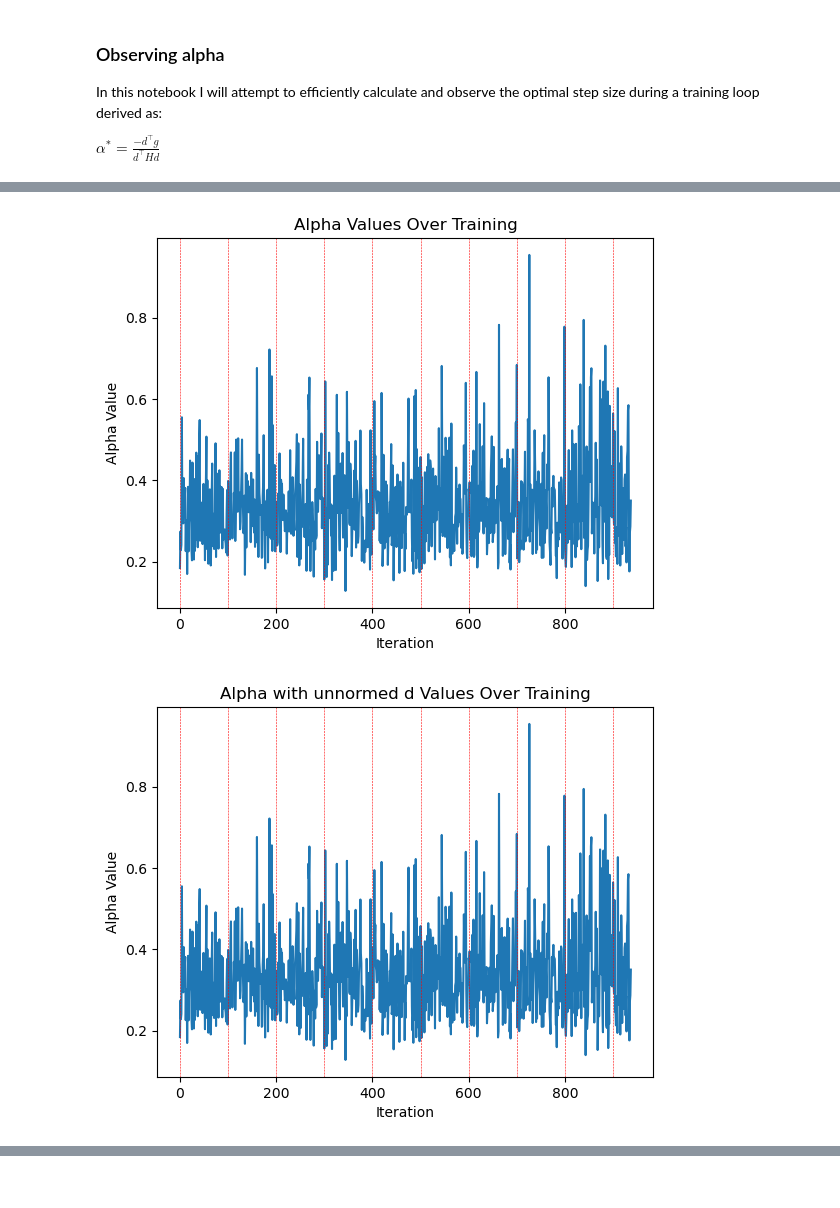
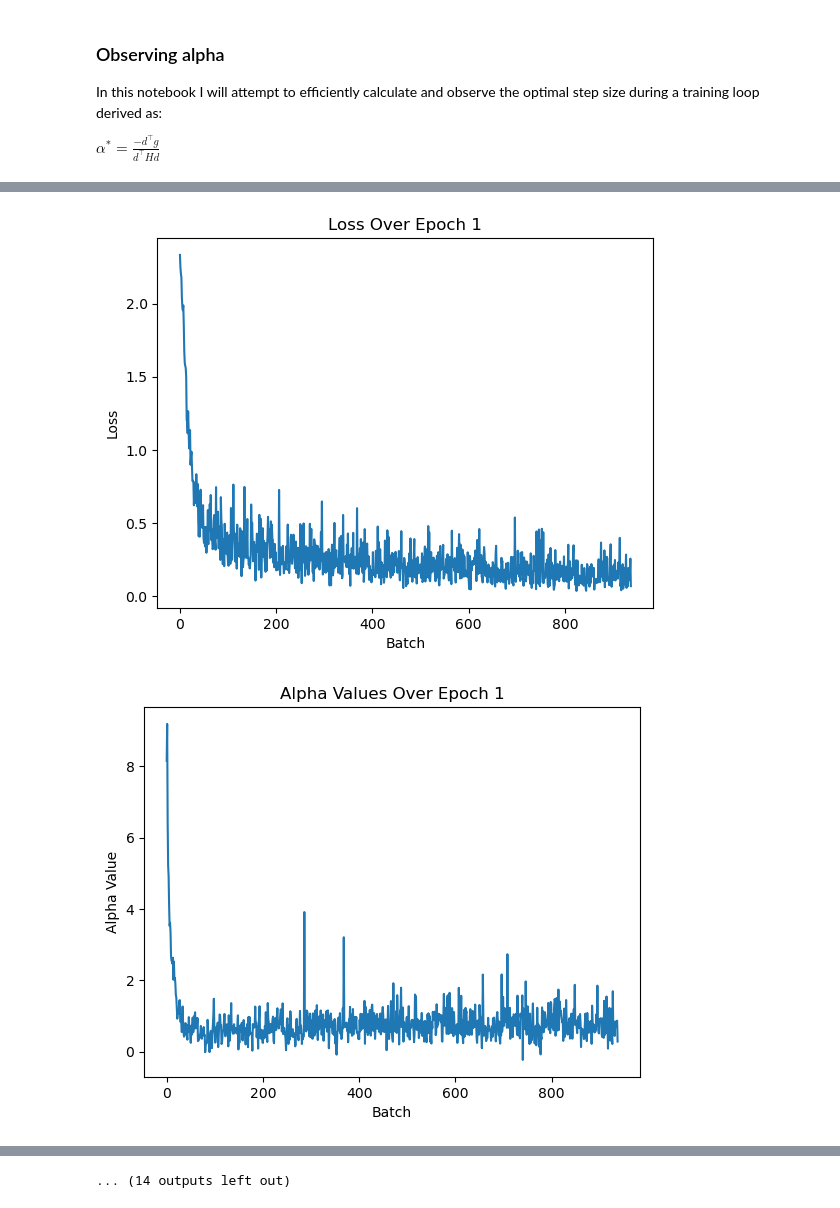
Before and after one commit to Davidundso/taylor, a Jupyter notebook: experiments/exp_04_observing_alpha/04_mnist_and_alpha.ipynb, the cells around one changed output, grey strips where cells are left out. Drawn from its saved outputs; the diff is of its cells as text; code cells hidden in the pictures.

Commit message:
visualization of loss added

```diff
--- a/experiments/exp_04_observing_alpha/04_mnist_and_alpha.ipynb
+++ b/experiments/exp_04_observing_alpha/04_mnist_and_alpha.ipynb
@@ -106,6 +106,7 @@ def train(model, device, train_loader, optimizer, criterion, epoch):
     alpha_values = []  # store the alpha values
     alpha_values_unnormed = []
     percentages = []
+    loss_values = []
     for batch_idx, (data, target) in enumerate(train_loader):
         data, target = data.to(device), target.to(device)
 
@@ -166,6 +167,8 @@ def train(model, device, train_loader, optimizer, criterion, epoch):
 
         alpha_values_unnormed.append(alpha_unnormed)
 
+        loss_values.append(loss.item())
+
         position = 0 # only for printing, I print different positions of the data each time
         if batch_idx % 100 == 0:
             print(f'Train Epoch: {epoch} [{batch_idx * len(data)}/{len(train_loader.dataset)} '
@@ -187,30 +190,40 @@ def train(model, device, train_loader, optimizer, criterion, epoch):
     # Convert alpha values to a tensor
     alpha_values_tensor = torch.tensor(alpha_values)
     alpha_unnormed_tensor = torch.tensor(alpha_values_unnormed)
+    loss_tensor = torch.tensor(loss_values)
 
     # Split alpha values into chunks of size 10
     alpha_chunks = alpha_values_tensor.chunk(len(alpha_values_tensor) // 10)
     alpha_unnormed_chunks = alpha_unnormed_tensor.chunk(len(alpha_values_unnormed) // 10)
+    loss_chunks = loss_tensor.chunk(len(loss_tensor) // 10)
 
     # Calculate average alpha values for each chunk
     avg_alpha_values = [chunk.mean() for chunk in alpha_chunks]
     avg_alpha_unnormed_values = [chunk.mean() for chunk in alpha_unnormed_chunks]
+    avg_loss_values = [chunk.mean() for chunk in loss_chunks]
 
     # Assign calculated averages to variables
     avg_alpha_values_tensor = torch.tensor(avg_alpha_values)
     avg_alpha_unnormed_values_tensor = torch.tensor(avg_alpha_unnormed_values)
+    avg_loss_values_tensor = torch.tensor(avg_loss_values)
 
-    print(percentages)
+    print(loss_values[:5])
+    # plot loss
+    plt.plot(loss_tensor.detach().numpy())
+    plt.xlabel("Batch")
+    plt.ylabel("Loss")
+    plt.title(f"Loss Over Epoch {epoch}")
+    plt.show()
+
     # Plot alpha values
     plt.plot(alpha_values_tensor.detach().numpy())
     # Add vertical lines for each percentage
-    for percent in percentages:
-        plt.axvline(x=percent * len(alpha_values_tensor), color='r', linestyle='--', linewidth=0.4)
-    plt.xlabel("Iteration")
+    plt.xlabel("Batch")
     plt.ylabel("Alpha Value")
-    plt.title("Alpha Values Over Training")
+    plt.title(f"Alpha Values Over Epoch {epoch}")
     plt.show()
 
+    """
     # Plot alpha values using unnormed version
     plt.plot(alpha_unnormed_tensor.detach().numpy())
     for percent in percentages:
@@ -219,16 +232,23 @@ def train(model, device, train_loader, optimizer, criterion, epoch):
     plt.ylabel("Alpha Value")
     plt.title("Alpha with unnormed d Values Over Training")
     plt.show()
+    """
+
+    # plot smoothened loss
+    plt.plot(avg_loss_values_tensor.detach().numpy())
+    plt.xlabel("Chunk")
+    plt.ylabel("Average Loss (each 10 batches)")
+    plt.title(f"Smoothened Loss Over Epoch {epoch}")
+    plt.show()
 
     # Plot average alpha values
     plt.plot(avg_alpha_values_tensor.detach().numpy())
-    for percent in percentages:
-        plt.axvline(x=percent * len(avg_alpha_values_tensor), color='r', linestyle='--', linewidth=0.4)
-    plt.xlabel("Iteration")
+    plt.xlabel("Chunk")
     plt.ylabel("Average Alpha Value (each 10 batches)")
-    plt.title("Average Alpha Values Over Training")
+    plt.title(f"Smoothened Alpha Values Over Epoch {epoch}")
     plt.show()
 
+    """
     # Plot average alpha values using unnormed version
     plt.plot(avg_alpha_unnormed_values_tensor.detach().numpy())
     for percent in percentages:
@@ -237,6 +257,7 @@ def train(model, device, train_loader, optimizer, criterion, epoch):
     plt.ylabel("Average Alpha Value (each 10 batches)")
     plt.title("Average Alpha with unnormed d Values Over Training")
     plt.show()
+    """
 
 
 def test(model, device, test_loader, criterion):
@@ -264,13 +285,13 @@ device = torch.device("cuda" if torch.cuda.is_available() else "cpu")
 model.to(device)
 
 # Set up optimizer and loss function
-optimizer = optim.SGD(model.parameters(), lr=0.01, momentum=0)
-# optimizer = optim.Adam(model.parameters(), lr=0.001, betas=(0.9, 0.999), eps=1e-8, weight_decay=1e-5)
+# optimizer = optim.SGD(model.parameters(), lr=0.01, momentum=0)
+optimizer = optim.Adam(model.parameters(), lr=0.001, betas=(0.9, 0.999), eps=1e-8, weight_decay=1e-5)
 criterion = nn.CrossEntropyLoss()
 criterion = extend(criterion) # for backpack
 # %%
 # Number of epochs
-num_epochs = 1
+num_epochs = 5
 
 # Training and testing loop
 for epoch in range(1, num_epochs + 1):
@@ -291,2 +312,2 @@ Train Epoch: 1 [57600/60000 (96%)]      Loss: 0.323795
-[figure, old version]
+[figure, new version]
-[figure, old version]
+[figure, new version]
@@ -295,0 +347 @@ Test set: Average loss: 0.0003, Accuracy: 9165/10000 (91.65%)
+... (14 outputs left out)
```
Also changed, not shown: parts of 1 cell of this notebook.
